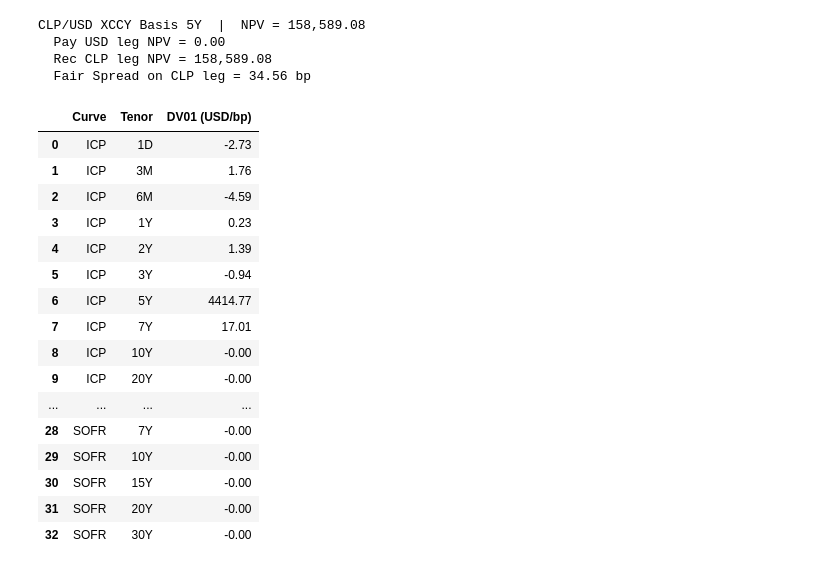
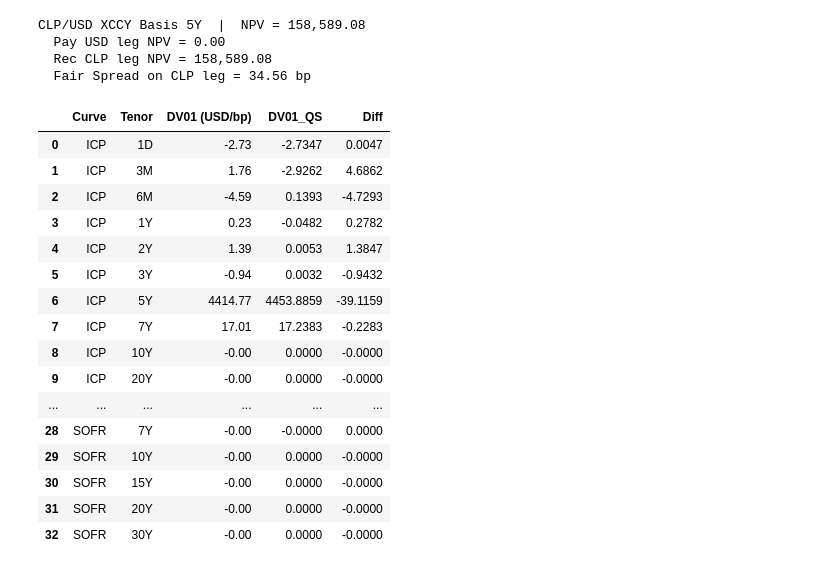
Before and after one commit to jmelo11/quantsupport, a Jupyter notebook: examples/sensitivity/bechmark/sensitivity.ipynb, the cells around one changed output. Saved outputs shown, nothing was run; the diff lists cells and outputs as text; code cells hidden in the pictures.

```diff
--- a/examples/sensitivity/bechmark/sensitivity.ipynb
+++ b/examples/sensitivity/bechmark/sensitivity.ipynb
@@ -218,7 +216,7 @@ ts3m_tenors  = ["3M","6M","1Y","2Y","3Y","4Y","5Y","7Y","10Y","15Y","20Y","30Y"]
 ts3m_quotes  = curves['TermSOFR3m']['quotes']
 base_npv_ts  = ts3m_swap.NPV()
 
-rows, total = [], 0.0
+ts3m_swap_rows = []
 
 # Bump TermSOFR3m (forecast curve)
 for tenor, q in zip(ts3m_tenors, ts3m_quotes):
@@ -227,8 +225,7 @@ for tenor, q in zip(ts3m_tenors, ts3m_quotes):
     rq.setValue(orig + bump)
     dv01 = ts3m_swap.NPV() - base_npv_ts
     rq.setValue(orig)
-    total += dv01
-    rows.append({"Curve": "TermSOFR3m", "Tenor": tenor, "DV01 (USD/bp)": round(dv01, 2)})
+    ts3m_swap_rows.append({"Curve": "TermSOFR3m", "Tenor": tenor, "DV01 (USD/bp)": round(dv01, 2)})
 
 # Bump SOFR (discount curve)
 for tenor, q in zip(sofr_tenors, sofr_quotes):
@@ -237,8 +234,7 @@ for tenor, q in zip(sofr_tenors, sofr_quotes):
     rq.setValue(orig + bump)
     dv01 = ts3m_swap.NPV() - base_npv_ts
     rq.setValue(orig)
-    total += dv01
-    rows.append({"Curve": "SOFR", "Tenor": tenor, "DV01 (USD/bp)": round(dv01, 2)})
+    ts3m_swap_rows.append({"Curve": "SOFR", "Tenor": tenor, "DV01 (USD/bp)": round(dv01, 2)})
 
-pd.DataFrame(rows)
+compare_sensitivities(ts3m_swap_rows, "TermSOFR3m 5Y Swap")
 # %% [output]
@@ -291,7 +287,7 @@ coll_tenors = ["1M","3M","6M","1Y","2Y","3Y","5Y","7Y","10Y","20Y"]
 coll_quotes = curves['Collateral(CLP/USD)']['quotes']
 
 base_npv_icp = icp_swap.NPV()
-rows, total = [], 0.0
+icp_swap_rows = []
 
 # Bump ICP (forecast curve)
 for tenor, q in zip(icp_tenors, icp_quotes):
@@ -300,23 +296,19 @@ for tenor, q in zip(icp_tenors, icp_quotes):
     rq.setValue(orig + bump)
     dv01 = (icp_swap.NPV() - base_npv_icp) / fx_spot
     rq.setValue(orig)
-    total += dv01
-    rows.append({"Curve": "ICP", "Tenor": tenor, "DV01 (USD/bp)": round(dv01, 2)})
+    icp_swap_rows.append({"Curve": "ICP", "Tenor": tenor, "DV01 (USD/bp)": round(dv01, 2)})
 
 # Bump CLP_COLLUSD (collateral / discount curve)
 for tenor, q in zip(coll_tenors, coll_quotes):
-    # FxSwap helpers have fxPoints; Xccy helpers have rate
     if 'fxPoints' in q:
         rq = q['fxPoints']
     elif 'rate' in q:
         rq = q['rate']
-
     orig = rq.value()
     rq.setValue(orig + bump)
     dv01 = (icp_swap.NPV() - base_npv_icp) / fx_spot
     rq.setValue(orig)
-    total += dv01
-    rows.append({"Curve": "CLP_COLLUSD", "Tenor": tenor, "DV01 (USD/bp)": round(dv01, 2)})
+    icp_swap_rows.append({"Curve": "CLP_COLLUSD", "Tenor": tenor, "DV01 (USD/bp)": round(dv01, 2)})
 
 # Bump SOFR (affects collateral curve via xccy helpers)
 for tenor, q in zip(sofr_tenors, sofr_quotes):
@@ -325,7 +317,7 @@ for tenor, q in zip(sofr_tenors, sofr_quotes):
     rq.setValue(orig + bump)
     dv01 = (icp_swap.NPV() - base_npv_icp) / fx_spot
     rq.setValue(orig)
-    total += dv01
-    rows.append({"Curve": "SOFR", "Tenor": tenor, "DV01 (USD/bp)": round(dv01, 2)})
-pd.DataFrame(rows)
+    icp_swap_rows.append({"Curve": "SOFR", "Tenor": tenor, "DV01 (USD/bp)": round(dv01, 2)})
+
+compare_sensitivities(icp_swap_rows, "CLP ICP OIS 5Y Swap (USD collateral)")
 # %% [output]
@@ -382,59 +374,56 @@ CLP/USD XCCY Basis 5Y  |  NPV = 158,589.08
   Fair Spread on CLP leg = 34.56 bp
 # %%
 base_npv_xccy = xccy_swap.NPV()
-rows, total = [], 0.0
+xccy_swap_rows = []
 
 # Bump ICP (CLP forecast curve)
 for tenor, q in zip(icp_tenors, icp_quotes):
     rq = q['rate']
     orig = rq.value()
     rq.setValue(orig + bump)
     dv01 = xccy_swap.NPV() - base_npv_xccy
     rq.setValue(orig)
-    total += dv01
-    rows.append({"Curve": "ICP", "Tenor": tenor, "DV01 (USD/bp)": round(dv01, 2)})
+    xccy_swap_rows.append({"Curve": "ICP", "Tenor": tenor, "DV01 (USD/bp)": round(dv01, 2)})
 
 # Bump CLP_COLLUSD (collateral / discount for CLP leg)
 for tenor, q in zip(coll_tenors, coll_quotes):
     if 'fxPoints' in q:
         rq = q['fxPoints']
     elif 'rate' in q:
         rq = q['rate']
     else:
         continue
     orig = rq.value()
     rq.setValue(orig + bump)
     dv01 = xccy_swap.NPV() - base_npv_xccy
     rq.setValue(orig)
-    total += dv01
-    rows.append({"Curve": "CLP_COLLUSD", "Tenor": tenor, "DV01 (USD/bp)": round(dv01, 2)})
+    xccy_swap_rows.append({"Curve": "CLP_COLLUSD", "Tenor": tenor, "DV01 (USD/bp)": round(dv01, 2)})
 
 # Bump SOFR (USD discount)
 for tenor, q in zip(sofr_tenors, sofr_quotes):
     rq = q['rate']
     orig = rq.value()
     rq.setValue(orig + bump)
     dv01 = xccy_swap.NPV() - base_npv_xccy
     rq.setValue(orig)
-    total += dv01
-    rows.append({"Curve": "SOFR", "Tenor": tenor, "DV01 (USD/bp)": round(dv01, 2)})
+    xccy_swap_rows.append({"Curve": "SOFR", "Tenor": tenor, "DV01 (USD/bp)": round(dv01, 2)})
 
-pd.DataFrame(rows)
+compare_sensitivities(xccy_swap_rows, "Cross-Currency Swap CLP/USD 5Y (receive CLP ICP, pay USD SOFR)")
 # %% [output]
-|  | Curve | Tenor | DV01 (USD/bp) |
-| 0 | ICP | 1D | -2.73 |
-| 1 | ICP | 3M | 1.76 |
-| 2 | ICP | 6M | -4.59 |
-| 3 | ICP | 1Y | 0.23 |
-| 4 | ICP | 2Y | 1.39 |
-| 5 | ICP | 3Y | -0.94 |
-| 6 | ICP | 5Y | 4414.77 |
-| 7 | ICP | 7Y | 17.01 |
-| 8 | ICP | 10Y | -0.00 |
-| 9 | ICP | 20Y | -0.00 |
-| ... | ... | ... | ... |
-| 28 | SOFR | 7Y | -0.00 |
-| 29 | SOFR | 10Y | -0.00 |
-| 30 | SOFR | 15Y | -0.00 |
-| 31 | SOFR | 20Y | -0.00 |
-| 32 | SOFR | 30Y | -0.00 |
+|  | Curve | Tenor | DV01 (USD/bp) | DV01_QS | Diff |
+| 0 | ICP | 1D | -2.73 | -2.7347 | 0.0047 |
+| 1 | ICP | 3M | 1.76 | -2.9262 | 4.6862 |
+| 2 | ICP | 6M | -4.59 | 0.1393 | -4.7293 |
+| 3 | ICP | 1Y | 0.23 | -0.0482 | 0.2782 |
+| 4 | ICP | 2Y | 1.39 | 0.0053 | 1.3847 |
+| 5 | ICP | 3Y | -0.94 | 0.0032 | -0.9432 |
+| 6 | ICP | 5Y | 4414.77 | 4453.8859 | -39.1159 |
+| 7 | ICP | 7Y | 17.01 | 17.2383 | -0.2283 |
+| 8 | ICP | 10Y | -0.00 | 0.0000 | -0.0000 |
+| 9 | ICP | 20Y | -0.00 | 0.0000 | -0.0000 |
+| ... | ... | ... | ... | ... | ... |
+| 28 | SOFR | 7Y | -0.00 | -0.0000 | 0.0000 |
+| 29 | SOFR | 10Y | -0.00 | 0.0000 | -0.0000 |
+| 30 | SOFR | 15Y | -0.00 | 0.0000 | -0.0000 |
+| 31 | SOFR | 20Y | -0.00 | 0.0000 | -0.0000 |
+| 32 | SOFR | 30Y | -0.00 | 0.0000 | -0.0000 |
```
Also changed, not shown: parts of 5 cells of this notebook.
